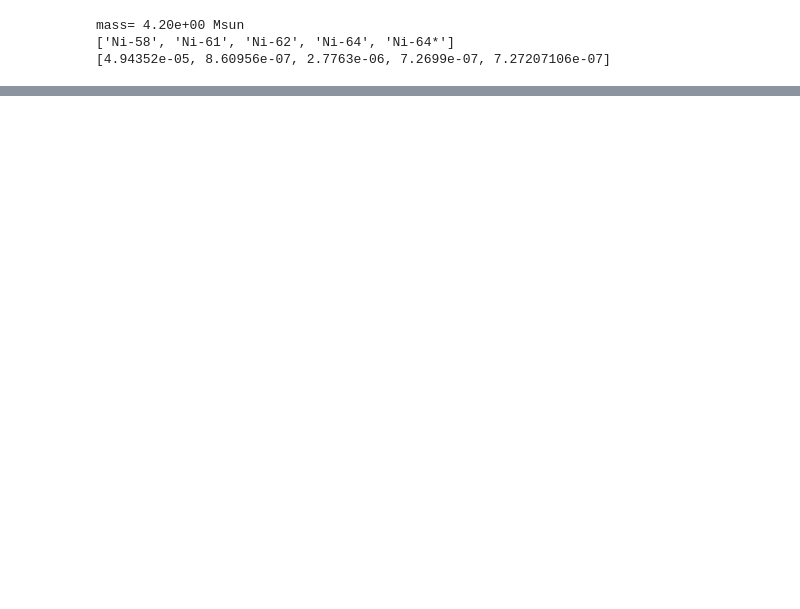
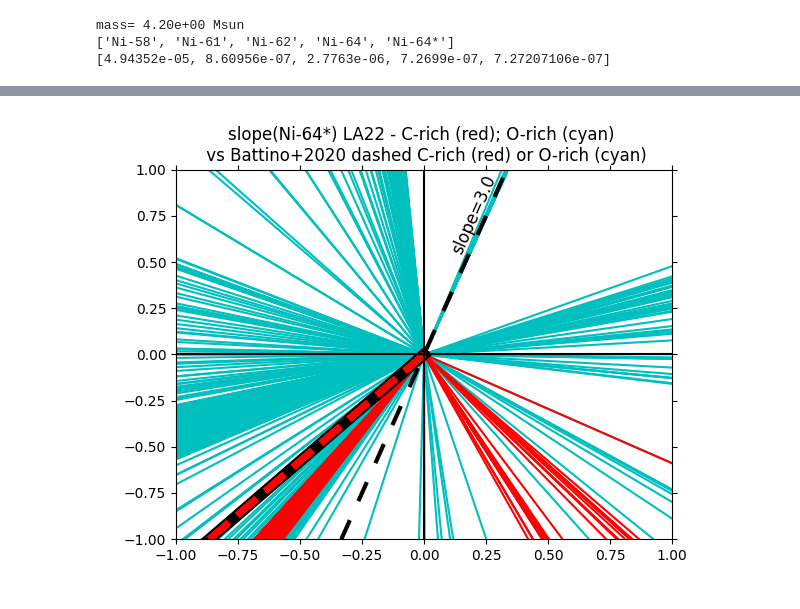
Before and after one commit to NuGrid/chetec-infra_WP9, a Jupyter notebook: simple_plot_v11.ipynb, the cells around one changed output, grey strips where cells are left out. Saved outputs shown, nothing was run; the diff lists cells and outputs as text; code cells hidden in the pictures; blank space fills up the shorter version.

```diff
--- a/simple_plot_v11.ipynb
+++ b/simple_plot_v11.ipynb
@@ -1985,0 +2044,83 @@ plt.show()
+# %%
+# ratio plot; slopes
+ifig=76
+plt.figure(ifig).clear(); plt.figure(ifig)
+
+iso_plot = 'Ni-64*'; iso_ref = 'Ni-61'
+ind_ = iso_up_plot.index(iso_plot)
+indu_ = e_label.index(iso_plot); indd_ = e_label.index(iso_ref)
+indn_ = e_label.index(iso_norm_mu_and_eps[0]) ; inds_ = e_label.index(iso_norm_slope)
+
+ind_c12 = e_label.index("C-12"); ind_o16 = e_label.index("O-16")
+
+# check kind of production factor of lim_relevance, otherwise do not show slope
+lim_relevance = 5e0
+
+#what_slope = rau_slope; what_abu = rau_y; surf_ind = -1
+#what_slope = sie_slope; what_abu = sie_abund; surf_ind = -1
+#what_slope = rit_slope; what_abu = e_abund; surf_ind = -1
+what_slope = law_slope; what_abu = y; what_mind = law_mind_slope; surf_ind = -1
+#what_slope = lc18_slope; what_abu = lc18_y; surf_ind = -1
+#what_slope = p16_slope; what_abu = p16_abund; surf_ind = -1
+
+# get the sign for y and x. The sign for y is given by what_mind, the sign for x is given by the sign(what_mind)*sign(what_slope)
+sign_x = np.sign(what_mind); sign_y = sign_x * np.sign(what_slope[ind_])
+
+
+[plt.plot([0.,1.*sign_x[i]],[0.,1.*np.abs(what_slope[ind_][i])*sign_y[i]], ls='-', c='c') for i in range(len(what_slope[ind_])) if\
+    what_abu[ind_][i] > lim_relevance * what_abu[ind_][surf_ind] or \
+    what_abu[indd_][i] > lim_relevance *  what_abu[indd_][surf_ind] or \
+    what_abu[indn_][i] > lim_relevance *  what_abu[indn_][surf_ind] or \
+    what_abu[inds_][i] > lim_relevance *  what_abu[inds_][surf_ind] \
+    if what_abu[ind_c12][i]/what_abu[ind_o16][i]<1]
+[plt.plot([0.,1.*sign_x[i]],[0.,1.*np.abs(what_slope[ind_][i])*sign_y[i]], ls='-', c='r') for i in range(len(what_slope[ind_])) if\
+    what_abu[ind_][i] > lim_relevance *  what_abu[ind_][surf_ind] or \
+    what_abu[indd_][i] > lim_relevance *  what_abu[indd_][surf_ind] or \
+    what_abu[indn_][i] > lim_relevance *  what_abu[indn_][surf_ind] or \
+    what_abu[inds_][i] > lim_relevance *  what_abu[inds_][surf_ind] \
+    if what_abu[ind_c12][i]/what_abu[ind_o16][i]>1]
+
+# add comparison - AGB - crazy here since I have only one final snapshot
+# note that here below I cannot use surface abundances as indicative anymore....
+# well, this is not safe to do either for CCSNe with WR progenitors, Novae, etc. So, all of this will need to
+# changed, and use solar as reference or solar scaled.
+#what_slope = np.transpose(np.concatenate(([bat_slope], [bat_slope]), axis=0))
+#what_abu = np.transpose(np.concatenate(([agb_abund], [agb_abund]), axis=0))
+what_slope = bat_slope
+what_abu = agb_abund
+what_mind = bat_mind_slope
+surf_ind = -1
+
+# get the sign for y and x. The sign for y is given by what_mind, the sign for x is given by the sign(what_mind)*sign(what_slope)
+sign_x = np.sign(what_mind); sign_y = sign_x * np.sign(what_slope[ind_])
+
+[plt.plot([0.,1.*sign_x[i]],[0.,1.*np.abs(what_slope[ind_][i])*sign_y[i]], c='k',ls='-',lw=8)  for i in range(len(what_slope[ind_])) if\
+    what_abu[ind_c12][i]/what_abu[ind_o16][i]<1]
+[plt.plot([0.,1.*sign_x[i]],[0.,1.*np.abs(what_slope[ind_][i])*sign_y[i]], c='k',ls='-',lw=8)  for i in range(len(what_slope[ind_])) if\
+    what_abu[ind_c12][i]/what_abu[ind_o16][i]>1]
+[plt.plot([0.,1.*sign_x[i]],[0.,1.*np.abs(what_slope[ind_][i])*sign_y[i]], c='c',ls='--',lw=5)  for i in range(len(what_slope[ind_])) if\
+    what_abu[ind_c12][i]/what_abu[ind_o16][i]<1]
+[plt.plot([0.,1.*sign_x[i]],[0.,1.*np.abs(what_slope[ind_][i])*sign_y[i]], c='r',ls='--',lw=5)  for i in range(len(what_slope[ind_])) if\
+    what_abu[ind_c12][i]/what_abu[ind_o16][i]>1]
+
+plt.axhline(y=0,color='k'); plt.axvline(x=0,color='k')
+
+# slope from obs?
+sl = 3.0
+plt.axline((0, 0.0), slope=sl, color="black", linestyle=(0, (5, 5)), lw=3)
+plt.text(0.1, 0.55, "slope="+str(sl), rotation=66, fontsize=12)
+
+plt.title('slope('+iso_plot+\
+          ') LA22 - C-rich (red); O-rich (cyan) \n vs Battino+2020 dashed C-rich (red) or O-rich (cyan)')
+#plt.title('slope('+iso_plot+\
+#          ') SI18 - C-rich (red); O-rich (cyan) \n vs Battino+2020 dashed C-rich (red) or O-rich (cyan)')
+
+plt.xlim(-1,1); plt.ylim(-1,1)
+plt.tick_params(left=True,right=True,top=True,labelleft=True,which='both') #,labelright=True)
+
+
+plt.savefig('la22_vs_bat20'+iso_plot+'slope.pdf')
+
+plt.show()
+# %% [output]
+[figure, added]
```
Also changed, not shown: parts of 9 cells of this notebook.
